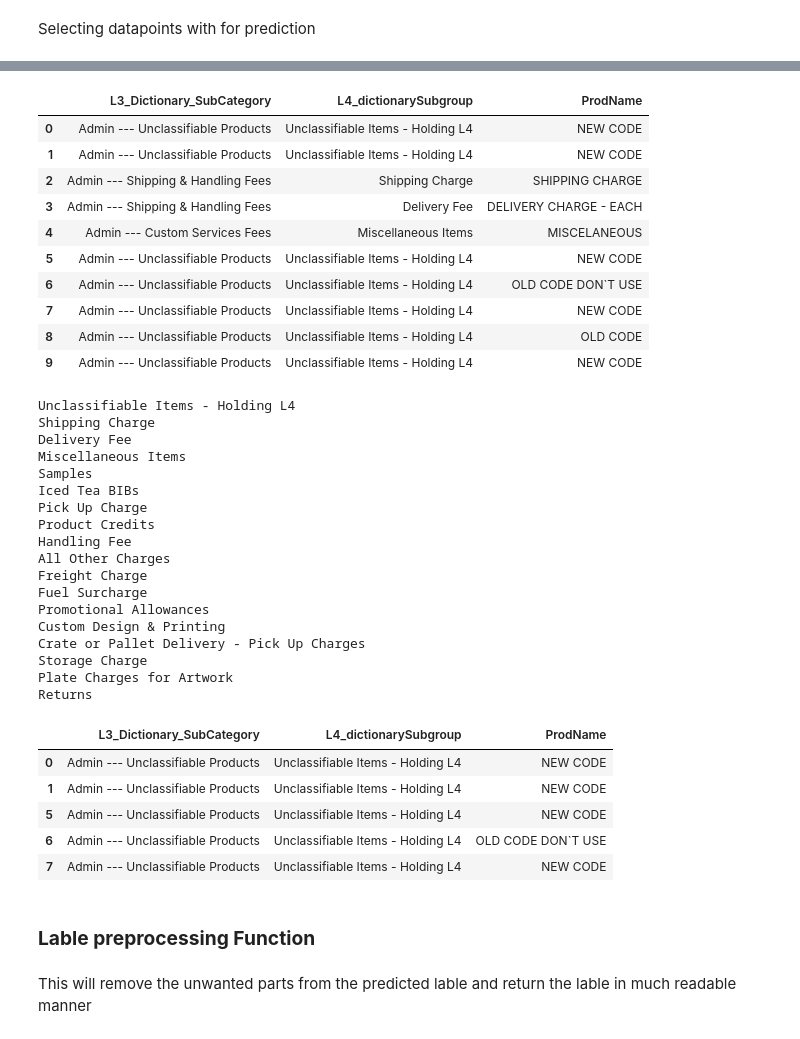
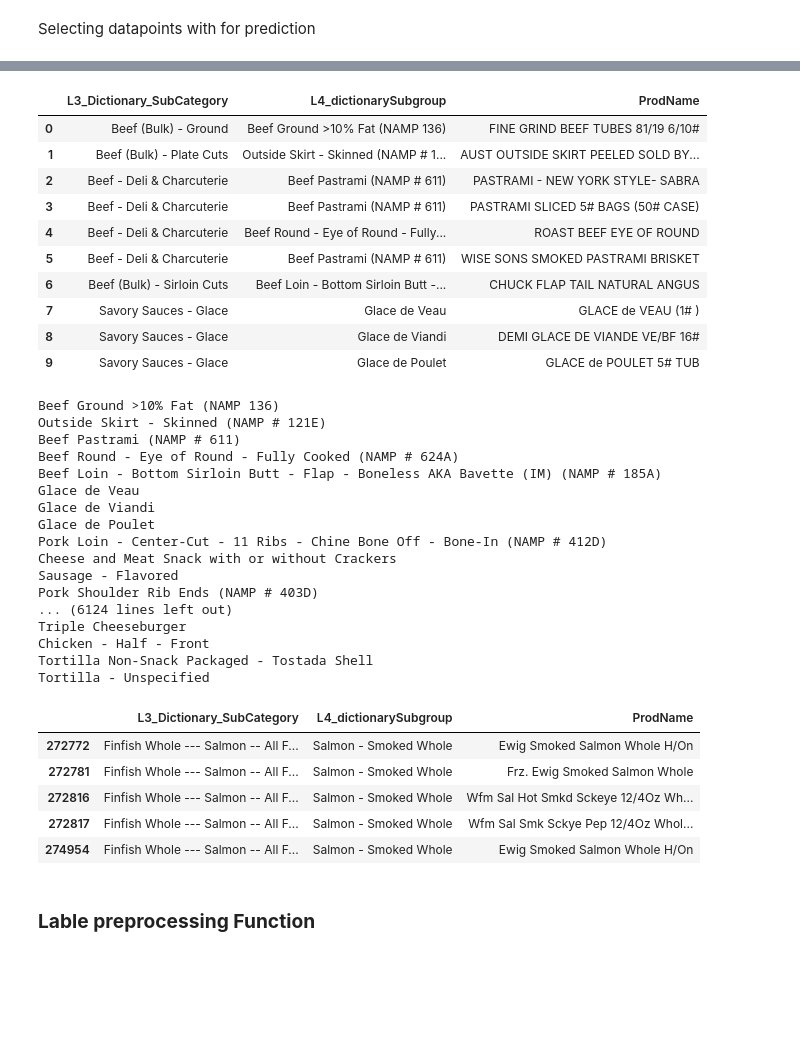
Before and after one commit to TharinduCutanddry/FSA_Training, a Jupyter notebook: FastText/L4_Food.ipynb, the cells around one changed output, grey strips where cells are left out. Saved outputs shown, nothing was run; the diff lists cells and outputs as text; code cells hidden in the pictures; blank space fills up the shorter version.

Commit message:
L4 Food notebook updated

```diff
--- a/FastText/L4_Food.ipynb
+++ b/FastText/L4_Food.ipynb
@@ -260,7 +268,7 @@ model.predict(text, k=5)
 # %% [markdown]
 Selecting datapoints with for prediction
 # %%
-sample = pd.read_csv('/content/drive/MyDrive/Classification/FastText/Datasets/L4/administrative.csv')
+sample = pd.read_csv('/content/drive/MyDrive/Classification/FastText/Datasets/L4/food.csv')
 sample.head()
 # %% [output]
 |  | L0_Category | L1_Class | L2_Category | L3_Dictionary_SubCategory | L4_dictionarySubgroup | ProdName | ItemCode | ... |
@@ -276,53 +284,50 @@ sample = sample.drop(drop_columns, axis=1)
 sample.head(10)
 # %% [output]
 |  | L3_Dictionary_SubCategory | L4_dictionarySubgroup | ProdName |
-| 0 | Admin --- Unclassifiable Products | Unclassifiable Items - Holding L4 | NEW CODE |
-| 1 | Admin --- Unclassifiable Products | Unclassifiable Items - Holding L4 | NEW CODE |
-| 2 | Admin --- Shipping & Handling Fees | Shipping Charge | SHIPPING CHARGE |
-| 3 | Admin --- Shipping & Handling Fees | Delivery Fee | DELIVERY CHARGE - EACH |
-| 4 | Admin --- Custom Services Fees | Miscellaneous Items | MISCELANEOUS |
-| 5 | Admin --- Unclassifiable Products | Unclassifiable Items - Holding L4 | NEW CODE |
-| 6 | Admin --- Unclassifiable Products | Unclassifiable Items - Holding L4 | OLD CODE DON`T USE |
-| 7 | Admin --- Unclassifiable Products | Unclassifiable Items - Holding L4 | NEW CODE |
-| 8 | Admin --- Unclassifiable Products | Unclassifiable Items - Holding L4 | OLD CODE |
-| 9 | Admin --- Unclassifiable Products | Unclassifiable Items - Holding L4 | NEW CODE |
+| 0 | Beef (Bulk) - Ground | Beef Ground >10% Fat (NAMP 136) | FINE GRIND BEEF TUBES 81/19 6/10# |
+| 1 | Beef (Bulk) - Plate Cuts | Outside Skirt - Skinned (NAMP # 1... | AUST OUTSIDE SKIRT PEELED SOLD BY... |
+| 2 | Beef - Deli & Charcuterie | Beef Pastrami (NAMP # 611) | PASTRAMI - NEW YORK STYLE- SABRA |
+| 3 | Beef - Deli & Charcuterie | Beef Pastrami (NAMP # 611) | PASTRAMI SLICED 5# BAGS (50# CASE) |
+| 4 | Beef - Deli & Charcuterie | Beef Round - Eye of Round - Fully... | ROAST BEEF EYE OF ROUND |
+| 5 | Beef - Deli & Charcuterie | Beef Pastrami (NAMP # 611) | WISE SONS SMOKED PASTRAMI BRISKET |
+| 6 | Beef (Bulk) - Sirloin Cuts | Beef Loin - Bottom Sirloin Butt -... | CHUCK FLAP TAIL NATURAL ANGUS |
+| 7 | Savory Sauces - Glace | Glace de Veau | GLACE de VEAU (1# ) |
+| 8 | Savory Sauces - Glace | Glace de Viandi | DEMI GLACE DE VIANDE VE/BF 16# |
+| 9 | Savory Sauces - Glace | Glace de Poulet | GLACE de POULET 5# TUB |
 # %%
 uniques = sample.L4_dictionarySubgroup.unique()
 for unique in uniques:
   print(unique)
 # %% [output]
-Unclassifiable Items - Holding L4
-Shipping Charge
-Delivery Fee
-Miscellaneous Items
-Samples
-Iced Tea BIBs
-Pick Up Charge
-Product Credits
-Handling Fee
-All Other Charges
-Freight Charge
-Fuel Surcharge
-Promotional Allowances
-Custom Design & Printing
-Crate or Pallet Delivery - Pick Up Charges
-Storage Charge
-Plate Charges for Artwork
-Returns
+Beef Ground >10% Fat (NAMP 136)
+Outside Skirt - Skinned (NAMP # 121E)
+Beef Pastrami (NAMP # 611)
+Beef Round - Eye of Round - Fully Cooked (NAMP # 624A)
+Beef Loin - Bottom Sirloin Butt - Flap - Boneless AKA Bavette (IM) (NAMP # 185A)
+Glace de Veau
+Glace de Viandi
+Glace de Poulet
+Pork Loin - Center-Cut - 11 Ribs - Chine Bone Off - Bone-In (NAMP # 412D)
+Cheese and Meat Snack with or without Crackers
+Sausage - Flavored
+Pork Shoulder Rib Ends (NAMP # 403D)
+... (6124 lines left out)
+Triple Cheeseburger
+Chicken - Half - Front
+Tortilla Non-Snack Packaged - Tostada Shell
+Tortilla - Unspecified
 # %%
-sample_test = sample[sample['L4_dictionarySubgroup']=='Unclassifiable Items - Holding L4']
+sample_test = sample[sample['L4_dictionarySubgroup']=='Salmon - Smoked Whole']
 sample_test.head()
 # %% [output]
 |  | L3_Dictionary_SubCategory | L4_dictionarySubgroup | ProdName |
-| 0 | Admin --- Unclassifiable Products | Unclassifiable Items - Holding L4 | NEW CODE |
-| 1 | Admin --- Unclassifiable Products | Unclassifiable Items - Holding L4 | NEW CODE |
-| 5 | Admin --- Unclassifiable Products | Unclassifiable Items - Holding L4 | NEW CODE |
-| 6 | Admin --- Unclassifiable Products | Unclassifiable Items - Holding L4 | OLD CODE DON`T USE |
-| 7 | Admin --- Unclassifiable Products | Unclassifiable Items - Holding L4 | NEW CODE |
+| 272772 | Finfish Whole --- Salmon -- All F... | Salmon - Smoked Whole | Ewig Smoked Salmon Whole H/On |
+| 272781 | Finfish Whole --- Salmon -- All F... | Salmon - Smoked Whole | Frz. Ewig Smoked Salmon Whole |
+| 272816 | Finfish Whole --- Salmon -- All F... | Salmon - Smoked Whole | Wfm Sal Hot Smkd Sckeye 12/4Oz Wh... |
+| 272817 | Finfish Whole --- Salmon -- All F... | Salmon - Smoked Whole | Wfm Sal Smk Sckye Pep 12/4Oz Whol... |
+| 274954 | Finfish Whole --- Salmon -- All F... | Salmon - Smoked Whole | Ewig Smoked Salmon Whole H/On |
 # %% [markdown]
 ### **Lable preprocessing Function**
-# %% [markdown]
-This will remove the unwanted parts from the predicted lable and return the lable in much readable manner
 # %%
 prediction = model.predict(text)
 print(prediction[0][0])
```
Also changed, not shown: parts of 15 cells of this notebook.
